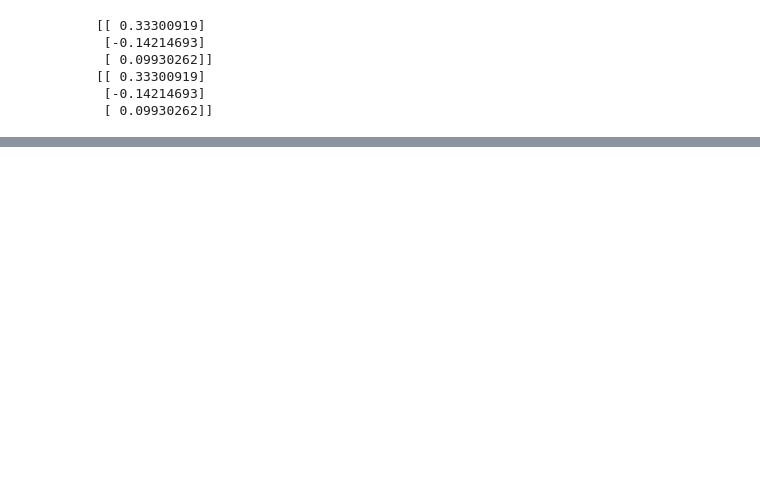
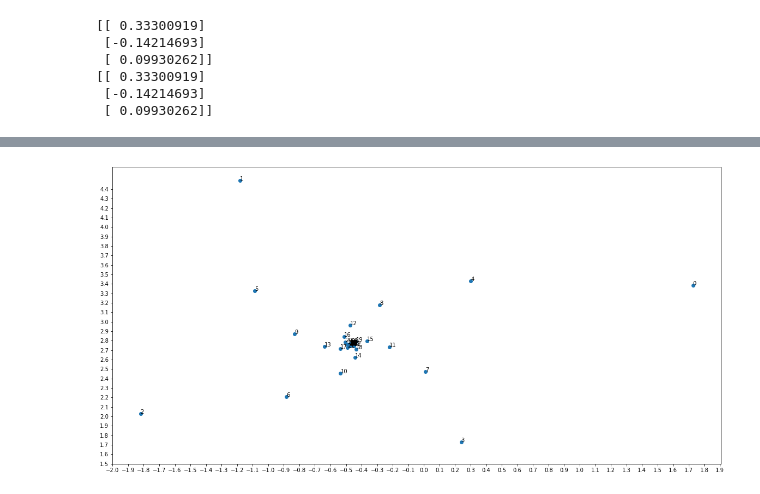
Before and after one commit to saibaba/IterativeMethods, a Jupyter notebook: IterativeMethodsForSolvingLinearSystemOfEquations.ipynb, the cells around one changed output, grey strips where cells are left out. Cells and saved outputs as stored; diff of their text form; code cells hidden in the pictures; blank space fills up the shorter version.

```diff
--- a/IterativeMethodsForSolvingLinearSystemOfEquations.ipynb
+++ b/IterativeMethodsForSolvingLinearSystemOfEquations.ipynb
@@ -555,0 +649,26 @@ P = LA.inv(M).dot(N)
+# %%
+import matplotlib.pyplot as plt
+
+wl_1 = [item[0][0] for item in wl]
+
+plt.scatter(np.real(wl_1), np.imag(wl_1))
+plt.show()
+
+
+x = np.real(wl_1)
+y = np.imag(wl_1)
+n = [i for i in range(len(x))]
+
+fig, ax = plt.subplots(figsize=(20,10))
+ax.scatter(x, y)
+
+for i, txt in enumerate(n):
+    ax.annotate(txt, (x[i], y[i]))
+
+plt.xticks(np.arange(-2,2, 0.1))
+plt.yticks(np.arange(1.5,4.5, 0.1))
+
+plt.show()
+# nicely spiraling in to the target!
+# %% [output]
+[figure, added]
```
Also changed, not shown: parts of 7 cells of this notebook.
